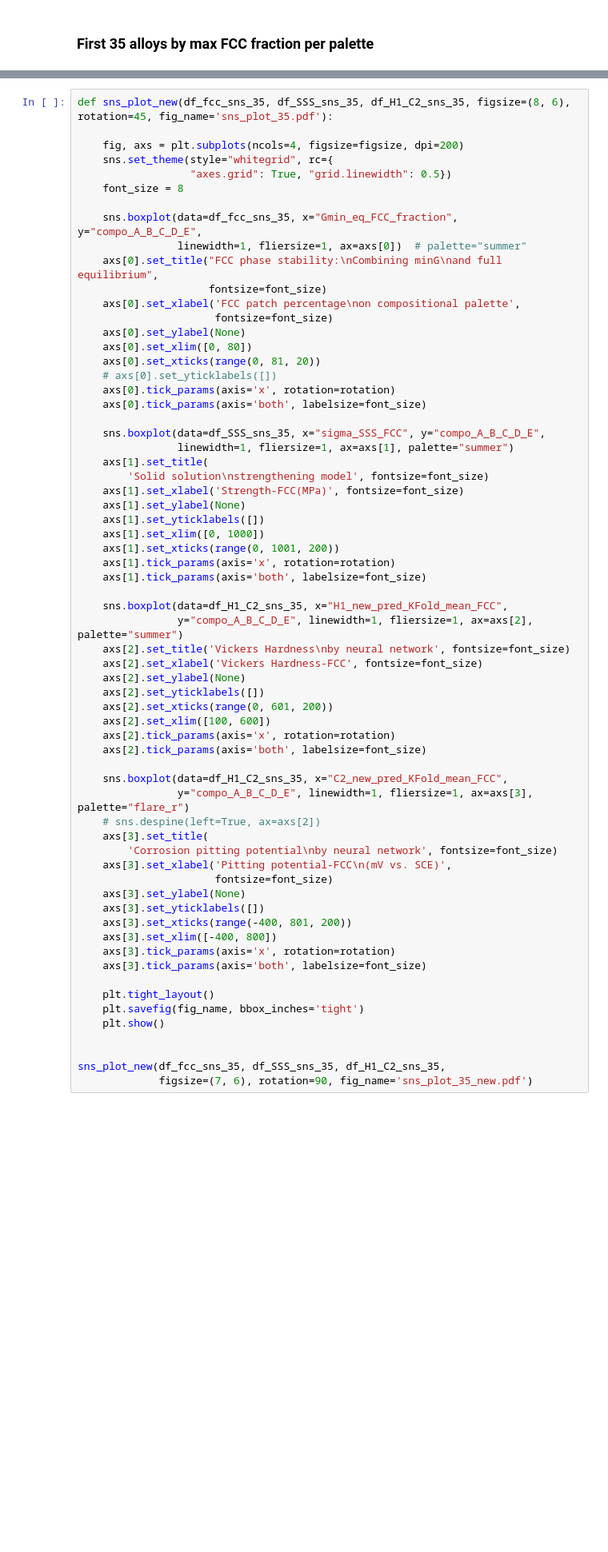
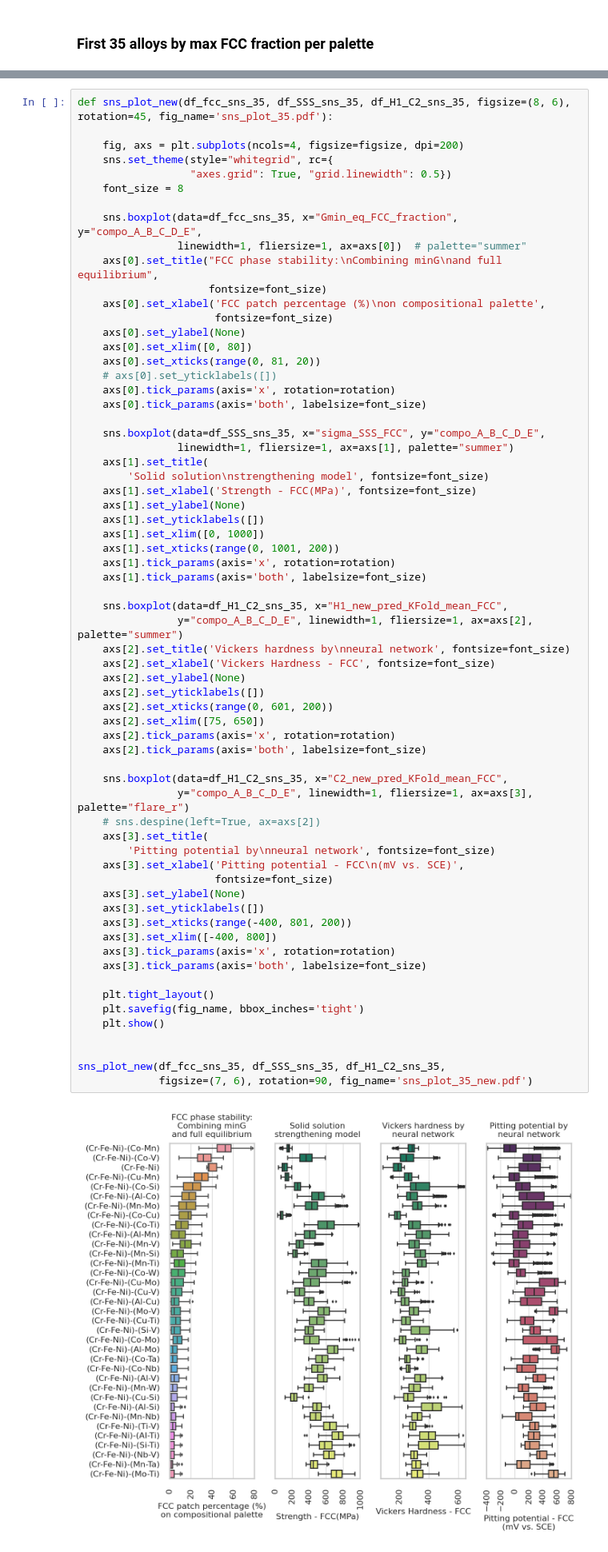
Before and after one commit to YXWU2014/CCA_CALPHAD_SSS_ML, a Jupyter notebook: sns_plot.ipynb, the cells around one changed output, grey strips where cells are left out. Shown at 80% size. Saved outputs shown, nothing was run; the diff lists cells and outputs as text; blank space fills up the shorter version.

```diff
--- a/sns_plot.ipynb
+++ b/sns_plot.ipynb
@@ -435,7 +572,7 @@ def sns_plot_new(df_fcc_sns_35, df_SSS_sns_35, df_H1_C2_sns_35, figsize=(8, 6),
                 linewidth=1, fliersize=1, ax=axs[0])  # palette="summer"
     axs[0].set_title("FCC phase stability:\nCombining minG\nand full equilibrium",
                      fontsize=font_size)
-    axs[0].set_xlabel('FCC patch percentage\non compositional palette',
+    axs[0].set_xlabel('FCC patch percentage (%)\non compositional palette',
                       fontsize=font_size)
     axs[0].set_ylabel(None)
     axs[0].set_xlim([0, 80])
@@ -448,7 +585,7 @@ def sns_plot_new(df_fcc_sns_35, df_SSS_sns_35, df_H1_C2_sns_35, figsize=(8, 6),
                 linewidth=1, fliersize=1, ax=axs[1], palette="summer")
     axs[1].set_title(
         'Solid solution\nstrengthening model', fontsize=font_size)
-    axs[1].set_xlabel('Strength-FCC(MPa)', fontsize=font_size)
+    axs[1].set_xlabel('Strength - FCC(MPa)', fontsize=font_size)
     axs[1].set_ylabel(None)
     axs[1].set_yticklabels([])
     axs[1].set_xlim([0, 1000])
@@ -456,37 +593,39 @@ def sns_plot_new(df_fcc_sns_35, df_SSS_sns_35, df_H1_C2_sns_35, figsize=(8, 6),
     axs[1].tick_params(axis='x', rotation=rotation)
     axs[1].tick_params(axis='both', labelsize=font_size)
 
     sns.boxplot(data=df_H1_C2_sns_35, x="H1_new_pred_KFold_mean_FCC",
                 y="compo_A_B_C_D_E", linewidth=1, fliersize=1, ax=axs[2], palette="summer")
-    axs[2].set_title('Vickers Hardness\nby neural network', fontsize=font_size)
-    axs[2].set_xlabel('Vickers Hardness-FCC', fontsize=font_size)
+    axs[2].set_title('Vickers hardness by\nneural network', fontsize=font_size)
+    axs[2].set_xlabel('Vickers Hardness - FCC', fontsize=font_size)
     axs[2].set_ylabel(None)
     axs[2].set_yticklabels([])
     axs[2].set_xticks(range(0, 601, 200))
-    axs[2].set_xlim([100, 600])
+    axs[2].set_xlim([75, 650])
     axs[2].tick_params(axis='x', rotation=rotation)
     axs[2].tick_params(axis='both', labelsize=font_size)
 
     sns.boxplot(data=df_H1_C2_sns_35, x="C2_new_pred_KFold_mean_FCC",
                 y="compo_A_B_C_D_E", linewidth=1, fliersize=1, ax=axs[3], palette="flare_r")
     # sns.despine(left=True, ax=axs[2])
     axs[3].set_title(
-        'Corrosion pitting potential\nby neural network', fontsize=font_size)
-    axs[3].set_xlabel('Pitting potential-FCC\n(mV vs. SCE)',
+        'Pitting potential by\nneural network', fontsize=font_size)
+    axs[3].set_xlabel('Pitting potential - FCC\n(mV vs. SCE)',
                       fontsize=font_size)
     axs[3].set_ylabel(None)
     axs[3].set_yticklabels([])
     axs[3].set_xticks(range(-400, 801, 200))
     axs[3].set_xlim([-400, 800])
     axs[3].tick_params(axis='x', rotation=rotation)
     axs[3].tick_params(axis='both', labelsize=font_size)
 
     plt.tight_layout()
     plt.savefig(fig_name, bbox_inches='tight')
     plt.show()
 
 
 sns_plot_new(df_fcc_sns_35, df_SSS_sns_35, df_H1_C2_sns_35,
              figsize=(7, 6), rotation=90, fig_name='sns_plot_35_new.pdf')
+# %% [output]
+[figure, added]
 # %% [markdown]
 ### All alloys by max FCC fraction per palette
```
Also changed, not shown: parts of 18 cells of this notebook, 9 other files.
